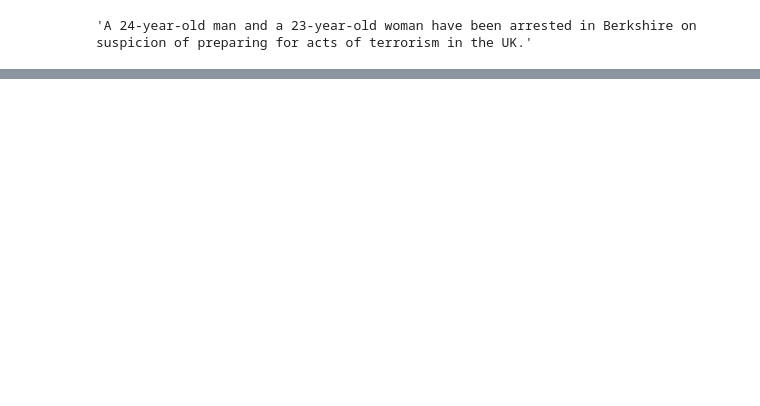
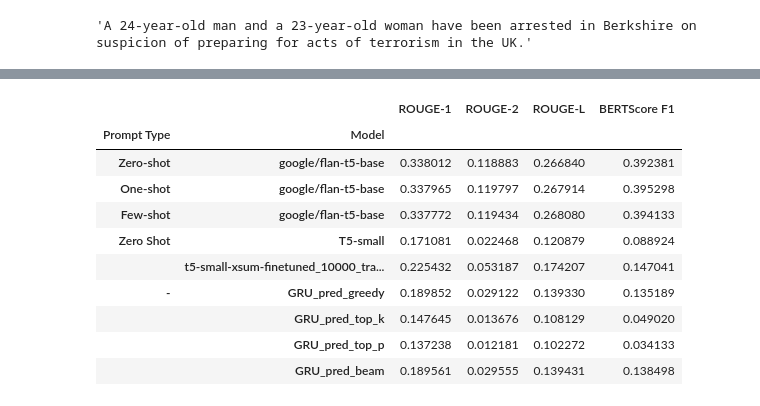
Before and after one commit to khalilvandian/NLP-Summarization, a Jupyter notebook: Evaluation.ipynb, the cells around one changed output, grey strips where cells are left out. Saved outputs shown, nothing was run; the diff lists cells and outputs as text; code cells hidden in the pictures; blank space fills up the shorter version.

Commit message:
Bert recomputation finished - all results generated and accumulated

```diff
--- a/Evaluation.ipynb
+++ b/Evaluation.ipynb
@@ -446,0 +440,28 @@ df_fine_tuned_results
+# %%
+# --- Prepare Data for DataFrame ---
+
+fine_tuned_results = {
+    ('Zero Shot', 'T5-small'): {
+        'ROUGE-1': original_rouge['rouge1'],
+        'ROUGE-2': original_rouge['rouge2'],
+        'ROUGE-L': original_rouge['rougeL'],
+        'BERTScore F1': original_bertscore_f1.mean().item()
+    },
+    ('Zero Shot', "t5-small-xsum-finetuned_10000_training_10epoch"): {
+        'ROUGE-1': fine_tuned_rouge['rouge1'],
+        'ROUGE-2': fine_tuned_rouge['rouge2'],
+        'ROUGE-L': fine_tuned_rouge['rougeL'],
+        'BERTScore F1': fine_tuned_bertscore_f1.mean().item()
+    }
+}
+
+
+# --- Create DataFrame ---
+
+df_fine_tuned_results = pd.DataFrame.from_dict(fine_tuned_results, orient='index')
+
+# Set the index names
+df_fine_tuned_results.index.names = ['Prompt Type', 'Model']
+
+# Display the DataFrame
+print(df_fine_tuned_results)
@@ -529,0 +611,15 @@ df_results_updated
+# %%
+final_results_test = pd.concat([df_results, df_fine_tuned_results, df_results_updated])
+final_results_test
+# %% [output]
+|  |  | ROUGE-1 | ROUGE-2 | ROUGE-L | BERTScore F1 |
+| Prompt Type | Model |  |  |  |  |
+| Zero-shot | google/flan-t5-base | 0.338012 | 0.118883 | 0.266840 | 0.392381 |
+| One-shot | google/flan-t5-base | 0.337965 | 0.119797 | 0.267914 | 0.395298 |
+| Few-shot | google/flan-t5-base | 0.337772 | 0.119434 | 0.268080 | 0.394133 |
+| Zero Shot | T5-small | 0.171081 | 0.022468 | 0.120879 | 0.088924 |
+|  | t5-small-xsum-finetuned_10000_tra... | 0.225432 | 0.053187 | 0.174207 | 0.147041 |
+| - | GRU_pred_greedy | 0.189852 | 0.029122 | 0.139330 | 0.135189 |
+|  | GRU_pred_top_k | 0.147645 | 0.013676 | 0.108129 | 0.049020 |
+|  | GRU_pred_top_p | 0.137238 | 0.012181 | 0.102272 | 0.034133 |
+|  | GRU_pred_beam | 0.189561 | 0.029555 | 0.139431 | 0.138498 |
```
Also changed, not shown: parts of 23 cells of this notebook.
